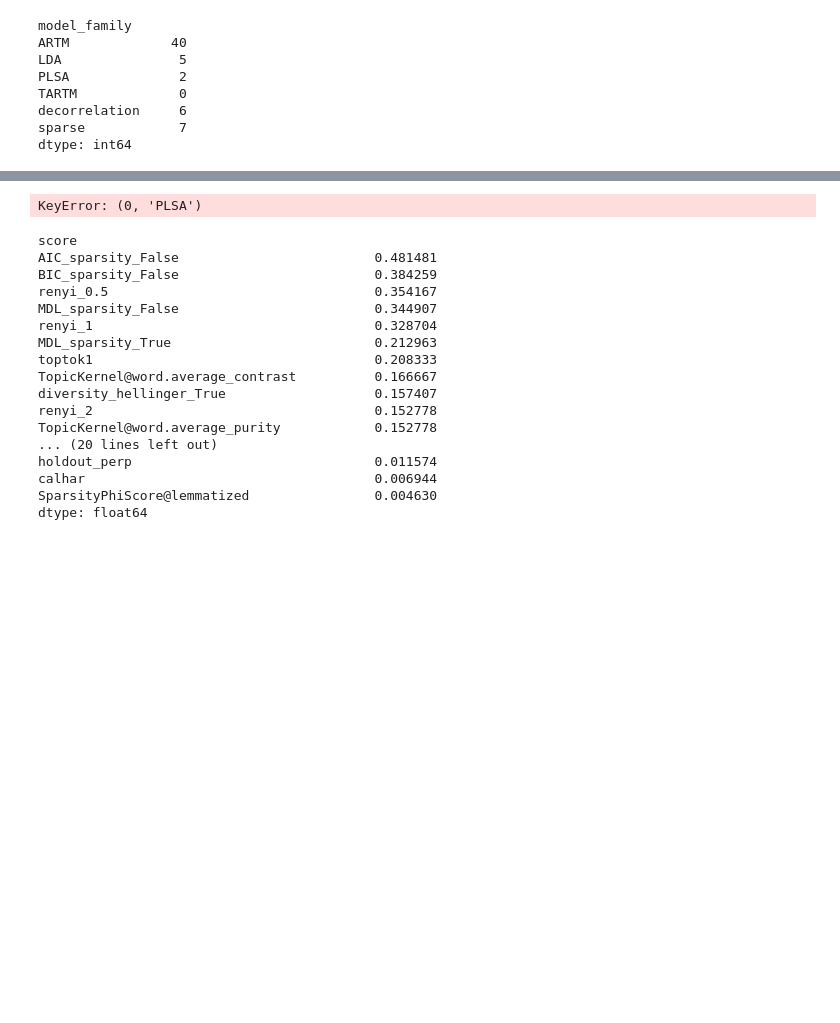
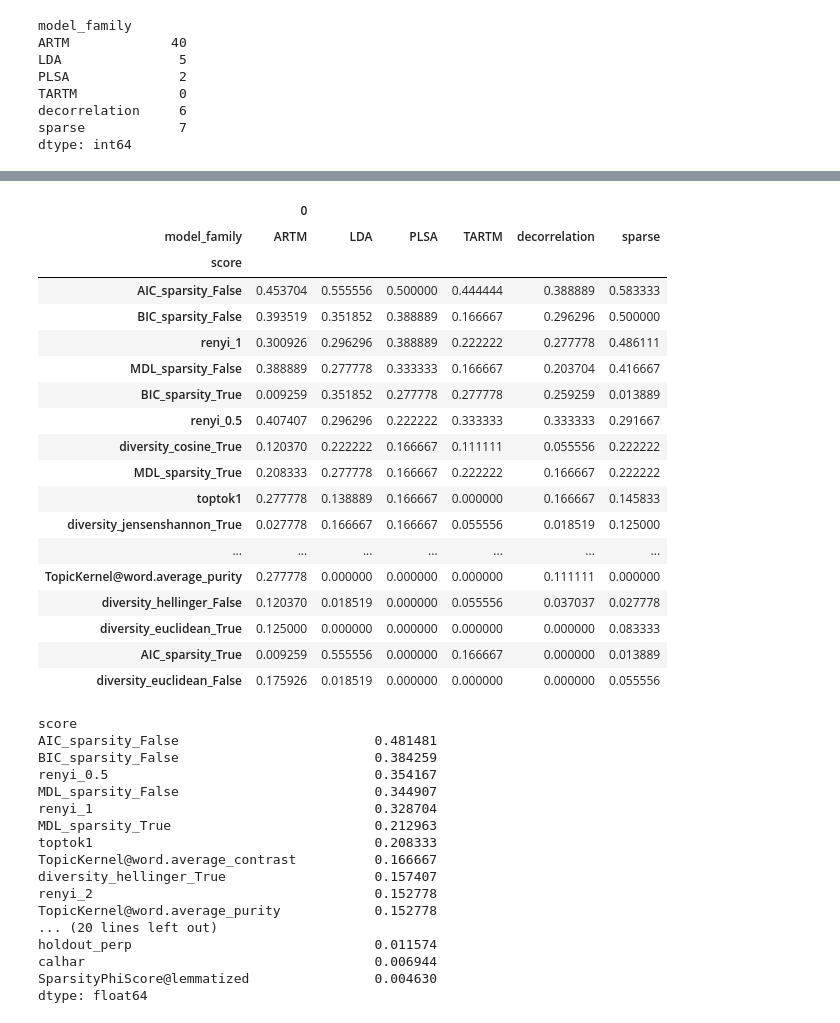
Before and after one commit to machine-intelligence-laboratory/OptimalNumberOfTopics, a Jupyter notebook: demos/AutoTable.ipynb, the cells around one changed output, grey strips where cells are left out. Cells and saved outputs as stored; diff of their text form; code cells hidden in the pictures; blank space fills up the shorter version.

```diff
--- a/demos/AutoTable.ipynb
+++ b/demos/AutoTable.ipynb
@@ -834,10 +745,28 @@ pivot_res
 # %%
 RESULTS["expected"] = pivot_res.drop(columns=[(0, "StackOverflow")]).mean(axis=1)
 # %%
-pivot_res.sort_values(by=[(0,'PLSA')], ascending=False)
-pivot_res.sort_values(by=['avg'], ascending=False)
+pivot_res2.sort_values(by=[(0,'PLSA')], ascending=False)
+#pivot_res2.sort_values(by=['avg'], ascending=False)
 # %% [output]
-KeyError: (0, 'PLSA')
+|  | 0 |  |  |  |  |  |
+| model_family | ARTM | LDA | PLSA | TARTM | decorrelation | sparse |
+| score |  |  |  |  |  |  |
+| AIC_sparsity_False | 0.453704 | 0.555556 | 0.500000 | 0.444444 | 0.388889 | 0.583333 |
+| BIC_sparsity_False | 0.393519 | 0.351852 | 0.388889 | 0.166667 | 0.296296 | 0.500000 |
+| renyi_1 | 0.300926 | 0.296296 | 0.388889 | 0.222222 | 0.277778 | 0.486111 |
+| MDL_sparsity_False | 0.388889 | 0.277778 | 0.333333 | 0.166667 | 0.203704 | 0.416667 |
+| BIC_sparsity_True | 0.009259 | 0.351852 | 0.277778 | 0.277778 | 0.259259 | 0.013889 |
+| renyi_0.5 | 0.407407 | 0.296296 | 0.222222 | 0.333333 | 0.333333 | 0.291667 |
+| diversity_cosine_True | 0.120370 | 0.222222 | 0.166667 | 0.111111 | 0.055556 | 0.222222 |
+| MDL_sparsity_True | 0.208333 | 0.277778 | 0.166667 | 0.222222 | 0.166667 | 0.222222 |
+| toptok1 | 0.277778 | 0.138889 | 0.166667 | 0.000000 | 0.166667 | 0.145833 |
+| diversity_jensenshannon_True | 0.027778 | 0.166667 | 0.166667 | 0.055556 | 0.018519 | 0.125000 |
+| ... | ... | ... | ... | ... | ... | ... |
+| TopicKernel@word.average_purity | 0.277778 | 0.000000 | 0.000000 | 0.000000 | 0.111111 | 0.000000 |
+| diversity_hellinger_False | 0.120370 | 0.018519 | 0.000000 | 0.055556 | 0.037037 | 0.027778 |
+| diversity_euclidean_True | 0.125000 | 0.000000 | 0.000000 | 0.000000 | 0.000000 | 0.083333 |
+| AIC_sparsity_True | 0.009259 | 0.555556 | 0.000000 | 0.166667 | 0.000000 | 0.013889 |
+| diversity_euclidean_False | 0.175926 | 0.018519 | 0.000000 | 0.000000 | 0.000000 | 0.055556 |
 # %%
 (pd.DataFrame(res).unstack().sum(axis=1) / pd.DataFrame(total).unstack().sum(axis=1)).sort_values(ascending=False)
 # %% [output]
```
Also changed, not shown: parts of 46 cells of this notebook, 6 other files.
